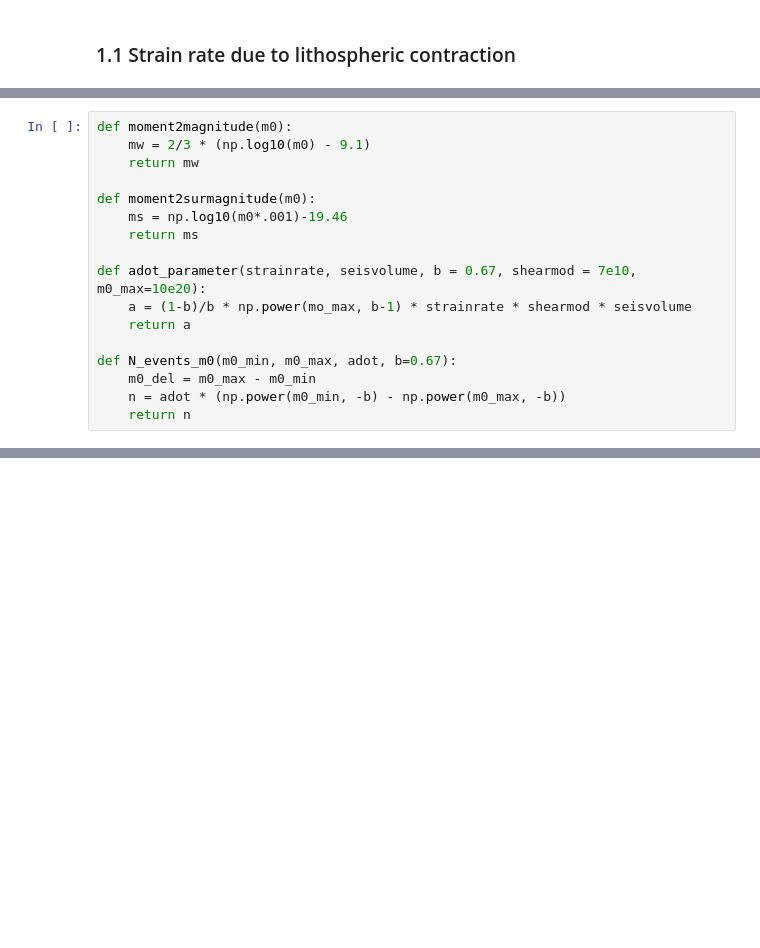
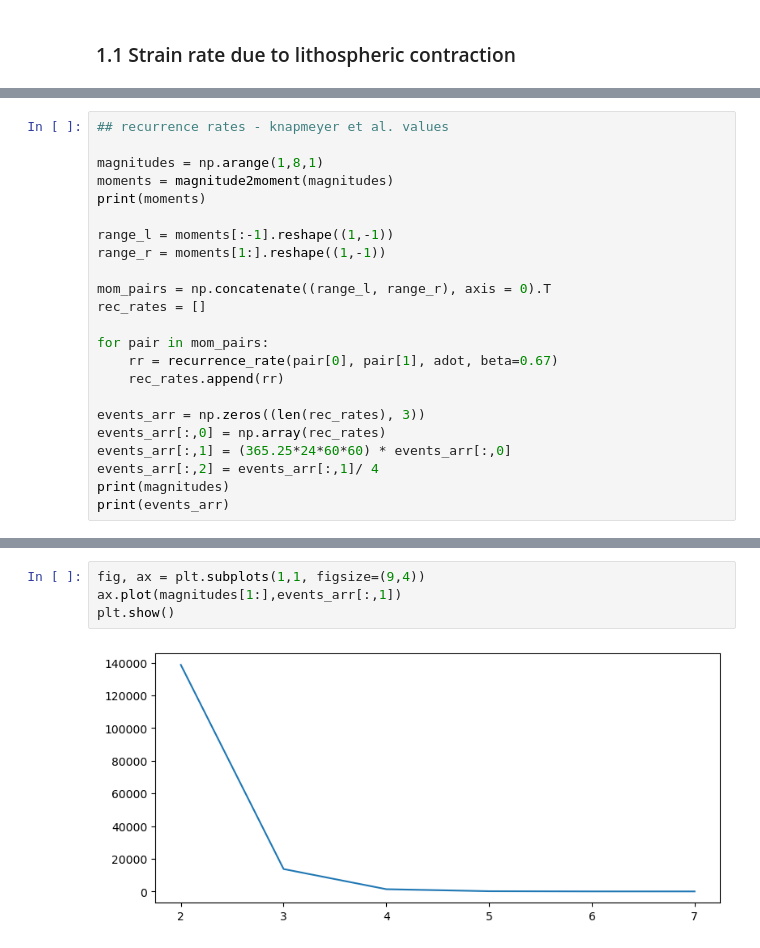
Before and after one commit to iganache/venusquakes, a Jupyter notebook: venus_seismicity.ipynb, the cells around one changed output, grey strips where cells are left out. Cells and saved outputs as stored; diff of their text form; blank space fills up the shorter version.

```diff
--- a/venus_seismicity.ipynb
+++ b/venus_seismicity.ipynb
@@ -83,17 +111,0 @@ Strain rate per second =  2.1325757855387948e-20
-# %%
-def moment2magnitude(m0):
-    mw = 2/3 * (np.log10(m0) - 9.1)
-    return mw
-
-def moment2surmagnitude(m0):
-    ms = np.log10(m0*.001)-19.46
-    return ms
-
-def adot_parameter(strainrate, seisvolume, b = 0.67, shearmod = 7e10, m0_max=10e20):
-    a = (1-b)/b * np.power(mo_max, b-1) * strainrate * shearmod * seisvolume
-    return a
-
-def N_events_m0(m0_min, m0_max, adot, b=0.67):
-    m0_del = m0_max - m0_min
-    n = adot * (np.power(m0_min, -b) - np.power(m0_max, -b))
-    return n
@@ -113,0 +153,23 @@ print(n_events)
+# %%
+## recurrence rates - knapmeyer et al. values
+
+magnitudes = np.arange(1,8,1)
+moments = magnitude2moment(magnitudes)
+print(moments)
+
+range_l = moments[:-1].reshape((1,-1))
+range_r = moments[1:].reshape((1,-1))
+
+mom_pairs = np.concatenate((range_l, range_r), axis = 0).T
+rec_rates = []
+
+for pair in mom_pairs:
+    rr = recurrence_rate(pair[0], pair[1], adot, beta=0.67)
+    rec_rates.append(rr)
+
+events_arr = np.zeros((len(rec_rates), 3))
+events_arr[:,0] = np.array(rec_rates)
+events_arr[:,1] = (365.25*24*60*60) * events_arr[:,0]
+events_arr[:,2] = events_arr[:,1]/ 4
+print(magnitudes)
+print(events_arr)
@@ -113,0 +186,6 @@ print(n_events)
+# %%
+fig, ax = plt.subplots(1,1, figsize=(9,4))
+ax.plot(magnitudes[1:],events_arr[:,1])
+plt.show()
+# %% [output]
+[figure, added]
```
Also changed, not shown: parts of 8 cells of this notebook.
